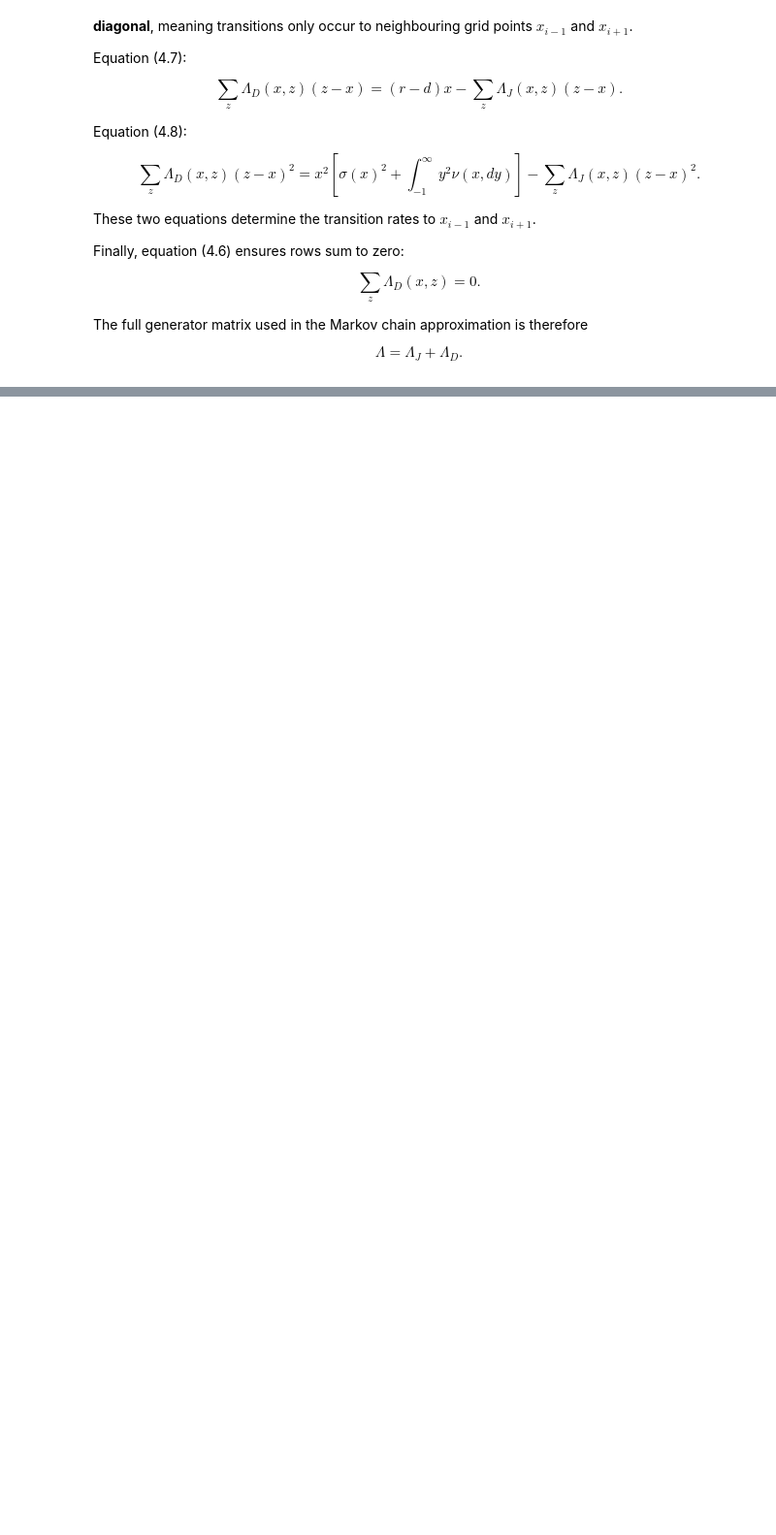
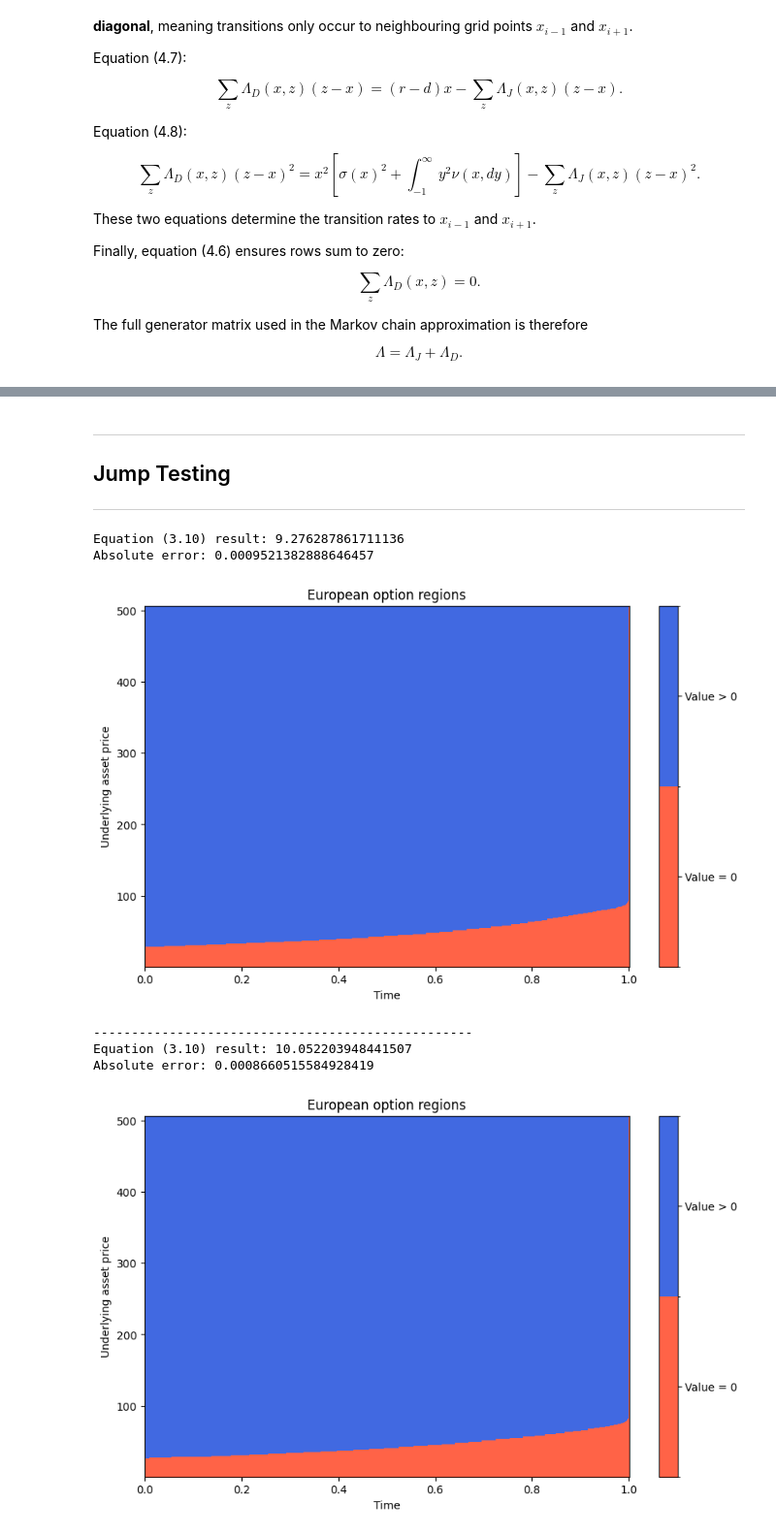
Before and after one commit to heavy-t/MMATH_Project, a Jupyter notebook: Markov.ipynb, the cells around one changed output, grey strips where cells are left out. Shown at 97% size. Cells and saved outputs as stored; diff of their text form; code cells hidden in the pictures; blank space fills up the shorter version.

Commit message:
Jump done

```diff
--- a/Markov.ipynb
+++ b/Markov.ipynb
@@ -835 +925,65 @@ Absolute error: 8.554576883146314e-06
 [figure]
+# %% [markdown]
+---
+## Jump Testing
+---
+# %%
+#Kou and Wang Table 3: Up-and-In Call option
+
+S0, d, T = 100.0, 0, 1
+K, H = 100.0, 120.0
+r, sigma = 0.05, 0.2
+p_kou, eta1, eta2 = 0.3, 50, 25
+
+#Single upper barrier at H: take l very low so the lower barrier has negligible effect
+l, u = 0.001, H
+
+G = build_nonuniform_grid(
+    S0=S0, l=l, u=u,
+    x_min=1e-4, x_max=500,
+    N1=150, N2=150, N3=150,
+    d1_minus=100, d1_plus=10,
+    d2_minus=5,   d2_plus=5,
+    d3_minus=5,   d3_plus=50,
+)
+
+#Example 1: lambda = 0.01 (near-GBM limit)
+lambda_jump = 0.01
+
+Lambda = build_generator(
+    G, r, d, sigma,
+    lambda_jump=lambda_jump, p=p_kou, eta1=eta1, eta2=eta2,
+    model="kou",
+)
+
+#Equation (3.10): Up-and-in call via knock-in parity
+result = theorem_3_10_value(Lambda, T, r, G, l, u, K, S0, payoff="call")
+print("Equation (3.10) result:", result["option_price"])
+print("Absolute error:", abs(result["option_price"] - 9.27724))
+
+plot_option_regions(result)
+
+print("--" * 25)
+
+#Example 2: lambda = 3 (full Kou-Wang Table 3)
+lambda_jump = 3.0
+
+Lambda = build_generator(
+    G, r, d, sigma,
+    lambda_jump=lambda_jump, p=p_kou, eta1=eta1, eta2=eta2,
+    model="kou",
+)
+
+result = theorem_3_10_value(Lambda, T, r, G, l, u, K, S0, payoff="call")
+print("Equation (3.10) result:", result["option_price"])
+print("Absolute error:", abs(result["option_price"] - 10.05307))
+
+plot_option_regions(result)
+# %% [output]
+Equation (3.10) result: 9.276287861711136
+Absolute error: 0.0009521382888646457
+[figure, added]
+--------------------------------------------------
+Equation (3.10) result: 10.052203948441507
+Absolute error: 0.0008660515584928419
+[figure, added]
```
Also changed, not shown: parts of 12 cells of this notebook.
